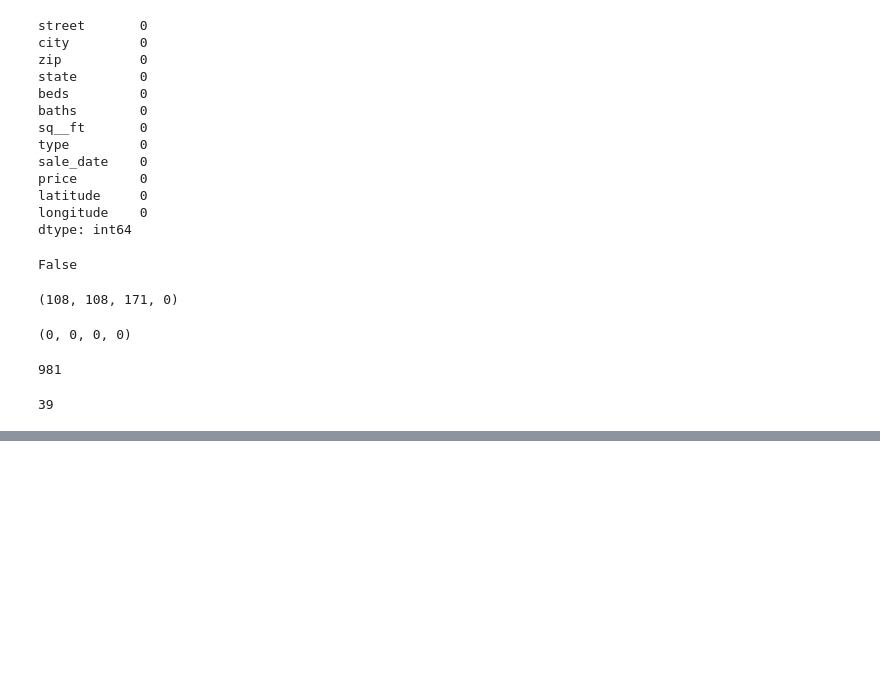
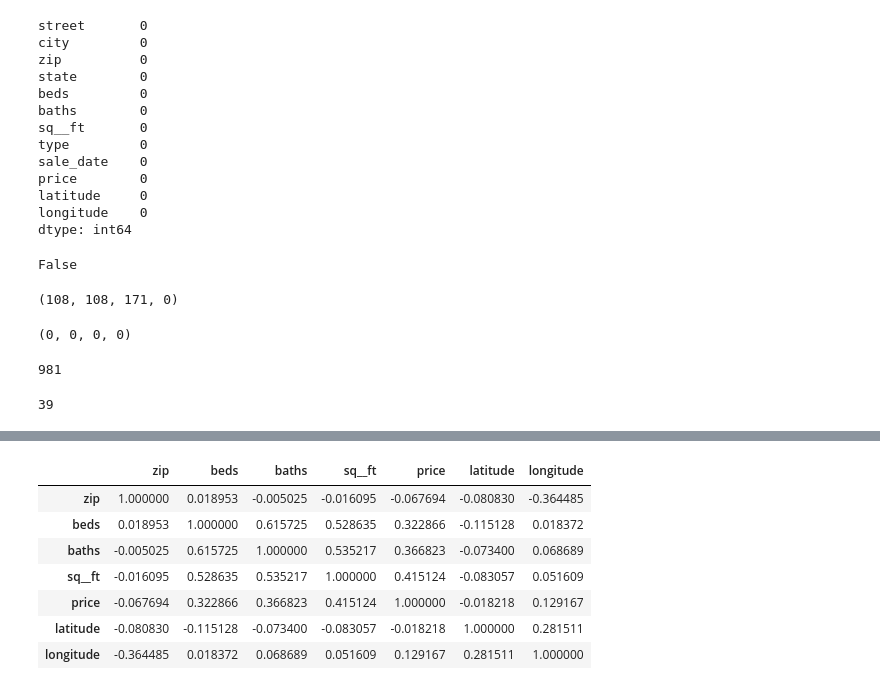
Before and after one commit to nirmalnishant645/Python-Programming, a Jupyter notebook: Data-Mining/Real-Estate-Pricing.ipynb, the cells around one changed output, grey strips where cells are left out. Drawn from its saved outputs; the diff is of its cells as text; code cells hidden in the pictures; blank space fills up the shorter version.

```diff
--- a/Data-Mining/Real-Estate-Pricing.ipynb
+++ b/Data-Mining/Real-Estate-Pricing.ipynb
@@ -100,0 +134,11 @@ AttributeError: ignored
+# %%
+df.corr(method ='kendall')
+# %% [output]
+|  | zip | beds | baths | sq__ft | price | latitude | longitude |
+| zip | 1.000000 | 0.018953 | -0.005025 | -0.016095 | -0.067694 | -0.080830 | -0.364485 |
+| beds | 0.018953 | 1.000000 | 0.615725 | 0.528635 | 0.322866 | -0.115128 | 0.018372 |
+| baths | -0.005025 | 0.615725 | 1.000000 | 0.535217 | 0.366823 | -0.073400 | 0.068689 |
+| sq__ft | -0.016095 | 0.528635 | 0.535217 | 1.000000 | 0.415124 | -0.083057 | 0.051609 |
+| price | -0.067694 | 0.322866 | 0.366823 | 0.415124 | 1.000000 | -0.018218 | 0.129167 |
+| latitude | -0.080830 | -0.115128 | -0.073400 | -0.083057 | -0.018218 | 1.000000 | 0.281511 |
+| longitude | -0.364485 | 0.018372 | 0.068689 | 0.051609 | 0.129167 | 0.281511 | 1.000000 |
```
Also changed, not shown: parts of 14 cells of this notebook.
